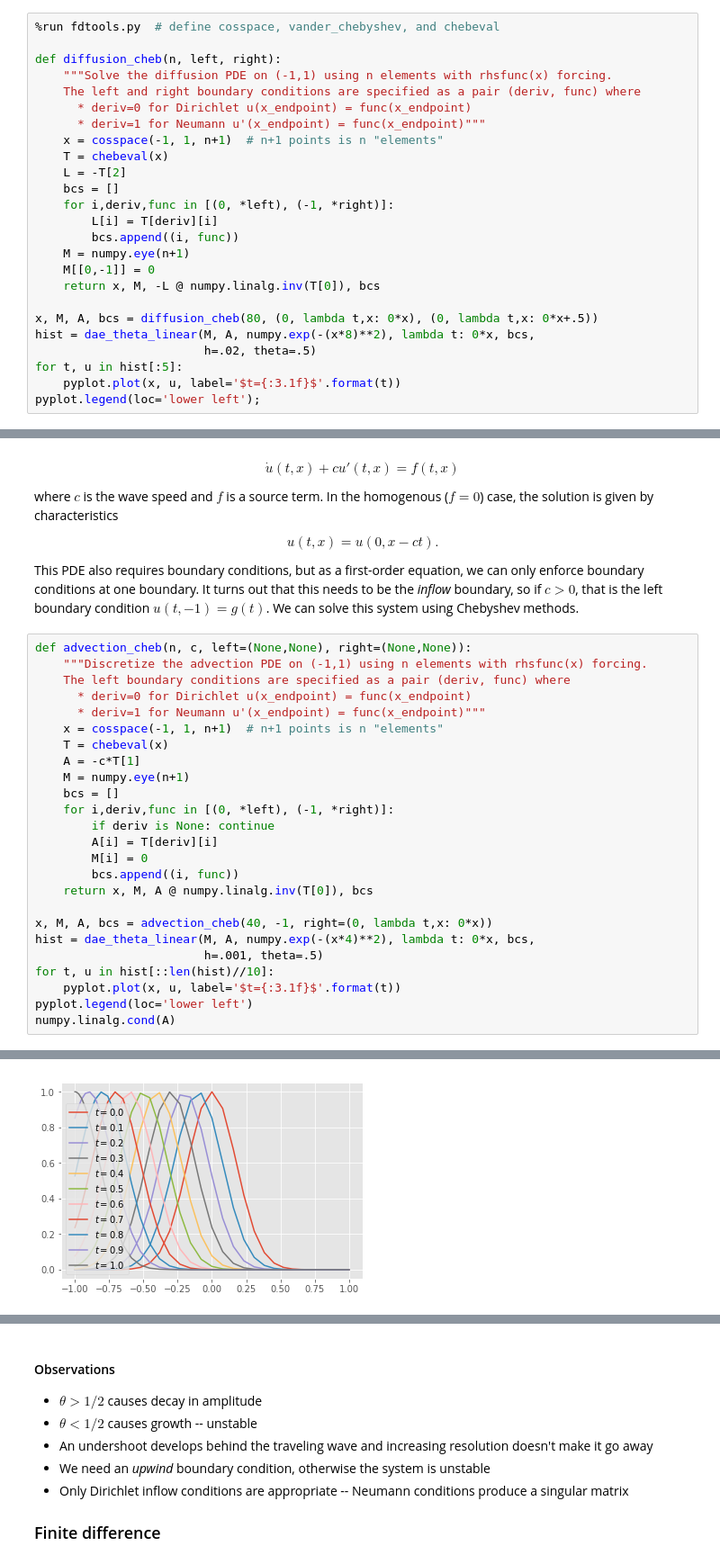
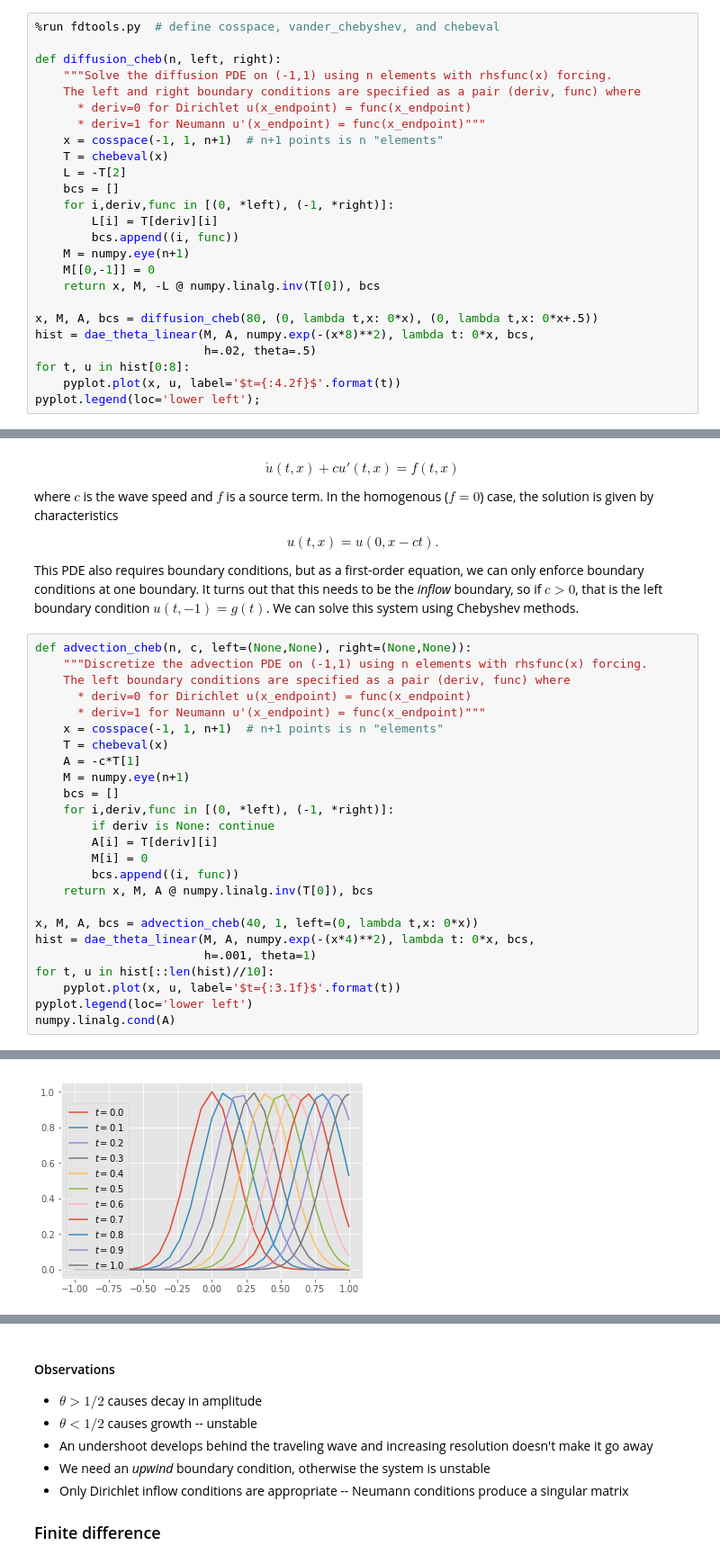
Before and after one commit to cu-numpde/numpde-fall2018, a Jupyter notebook: FDTransient.ipynb, the cells around one changed output, grey strips where cells are left out. Shown at 90% size. Saved outputs shown, nothing was run; the diff lists cells and outputs as text.

```diff
--- a/FDTransient.ipynb
+++ b/FDTransient.ipynb
@@ -439,7 +439,7 @@ def diffusion_cheb(n, left, right):
 x, M, A, bcs = diffusion_cheb(80, (0, lambda t,x: 0*x), (0, lambda t,x: 0*x+.5))
 hist = dae_theta_linear(M, A, numpy.exp(-(x*8)**2), lambda t: 0*x, bcs,
                         h=.02, theta=.5)
-for t, u in hist[:5]:
-    pyplot.plot(x, u, label='$t={:3.1f}$'.format(t))
+for t, u in hist[0:8]:
+    pyplot.plot(x, u, label='$t={:4.2f}$'.format(t))
 pyplot.legend(loc='lower left');
 # %% [output]
@@ -563,9 +563,9 @@ def advection_cheb(n, c, left=(None,None), right=(None,None)):
         bcs.append((i, func))
     return x, M, A @ numpy.linalg.inv(T[0]), bcs
 
-x, M, A, bcs = advection_cheb(40, -1, right=(0, lambda t,x: 0*x))
+x, M, A, bcs = advection_cheb(40, 1, left=(0, lambda t,x: 0*x))
 hist = dae_theta_linear(M, A, numpy.exp(-(x*4)**2), lambda t: 0*x, bcs,
-                        h=.001, theta=.5)
+                        h=.001, theta=1)
 for t, u in hist[::len(hist)//10]:
     pyplot.plot(x, u, label='$t={:3.1f}$'.format(t))
 pyplot.legend(loc='lower left')
@@ -575,2 +575,2 @@ numpy.linalg.cond(A)
-[figure, old version]
+[figure, new version]
 # %%
```
Also changed, not shown: parts of 6 cells of this notebook.
